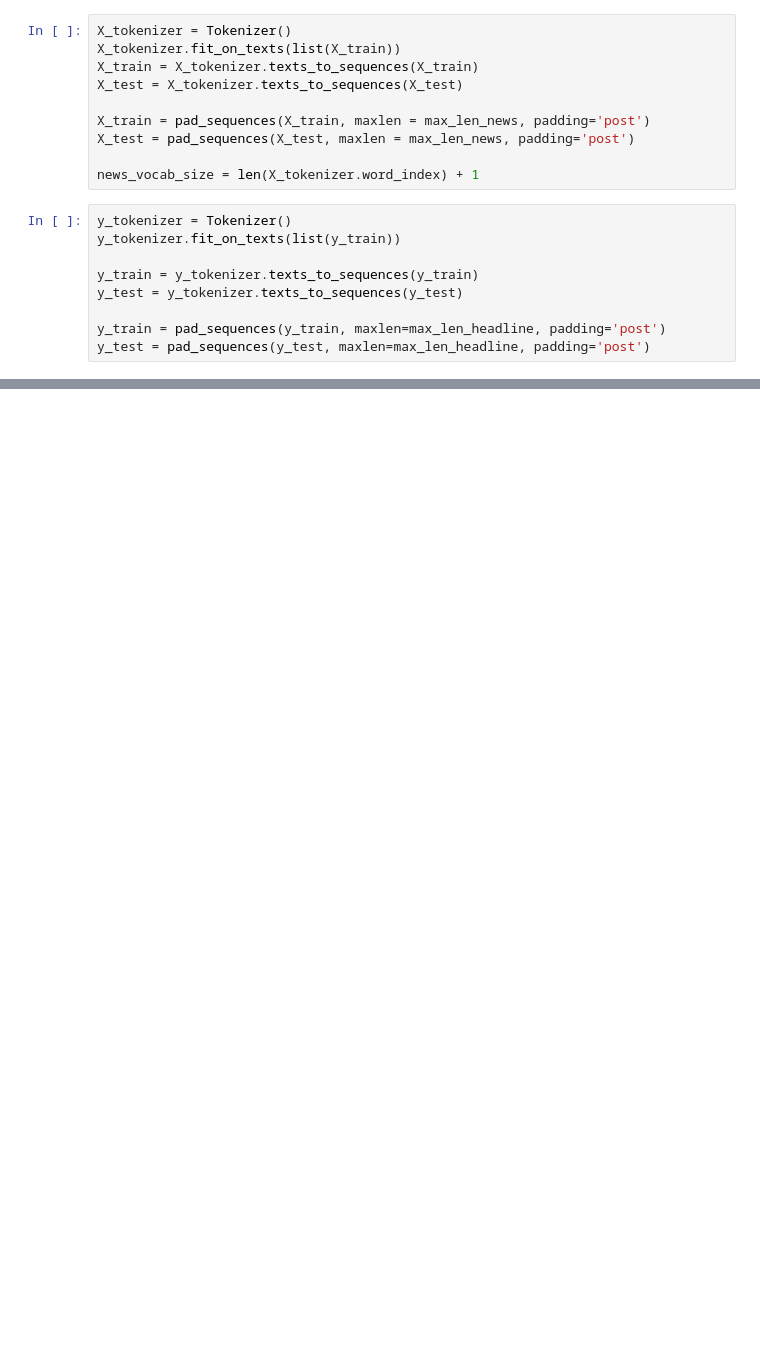
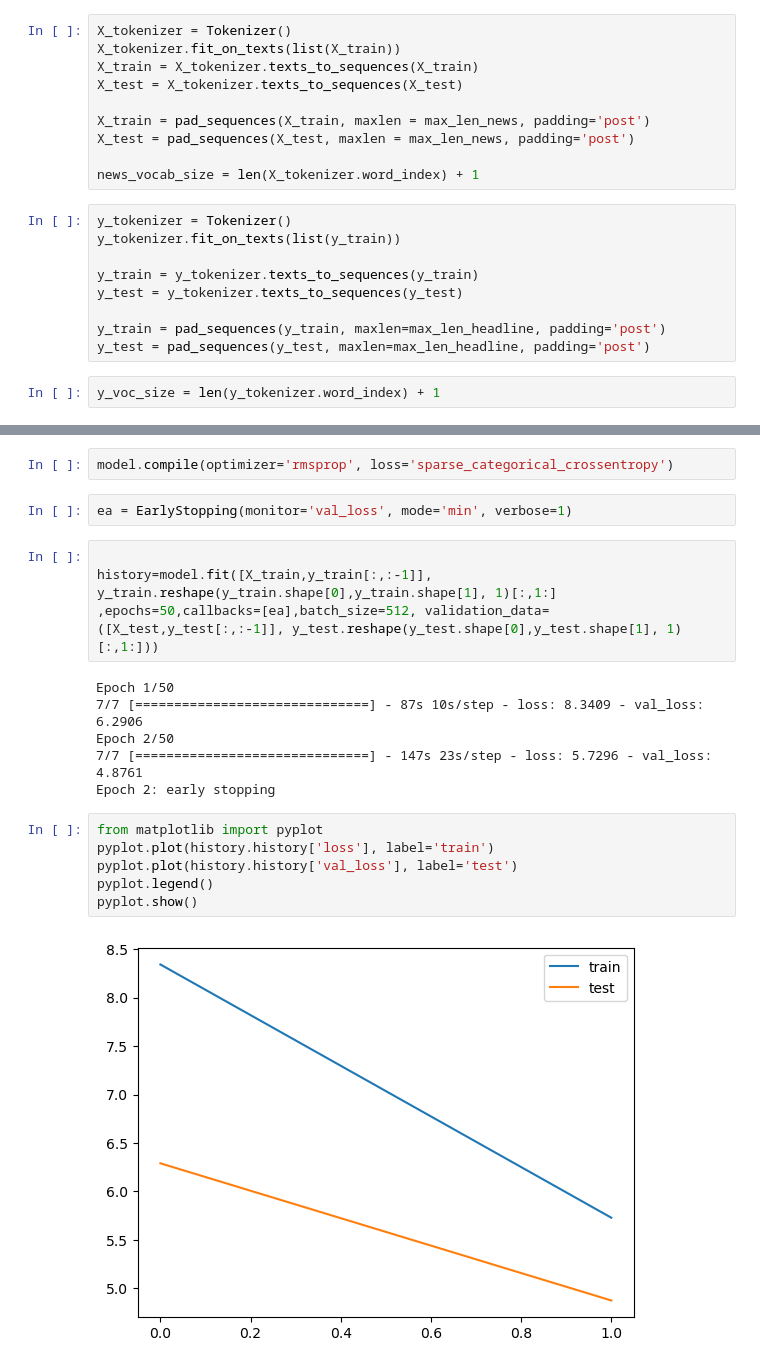
Before and after one commit to Smit1400/HeadlineHunch, a Jupyter notebook: data_modeling.ipynb, the cells around one changed output, grey strips where cells are left out. Saved outputs shown, nothing was run; the diff lists cells and outputs as text; blank space fills up the shorter version.

```diff
--- a/data_modeling.ipynb
+++ b/data_modeling.ipynb
@@ -77,3 +87,5 @@ y_test = y_tokenizer.texts_to_sequences(y_test)
 
 y_train = pad_sequences(y_train, maxlen=max_len_headline, padding='post')
 y_test = pad_sequences(y_test, maxlen=max_len_headline, padding='post')
+# %%
+y_voc_size = len(y_tokenizer.word_index) + 1
@@ -79,0 +147,21 @@ y_test = pad_sequences(y_test, maxlen=max_len_headline, padding='post')
+# %%
+model.compile(optimizer='rmsprop', loss='sparse_categorical_crossentropy')
+# %%
+ea = EarlyStopping(monitor='val_loss', mode='min', verbose=1)
+# %%
+
+history=model.fit([X_train,y_train[:,:-1]], y_train.reshape(y_train.shape[0],y_train.shape[1], 1)[:,1:] ,epochs=50,callbacks=[ea],batch_size=512, validation_data=([X_test,y_test[:,:-1]], y_test.reshape(y_test.shape[0],y_test.shape[1], 1)[:,1:]))
+# %% [output]
+Epoch 1/50
+7/7 [==============================] - 87s 10s/step - loss: 8.3409 - val_loss: 6.2906
+Epoch 2/50
+7/7 [==============================] - 147s 23s/step - loss: 5.7296 - val_loss: 4.8761
+Epoch 2: early stopping
+# %%
+from matplotlib import pyplot
+pyplot.plot(history.history['loss'], label='train')
+pyplot.plot(history.history['val_loss'], label='test')
+pyplot.legend()
+pyplot.show()
+# %% [output]
+[figure, added]
```
Also changed, not shown: parts of 4 cells of this notebook, 1 other file.
